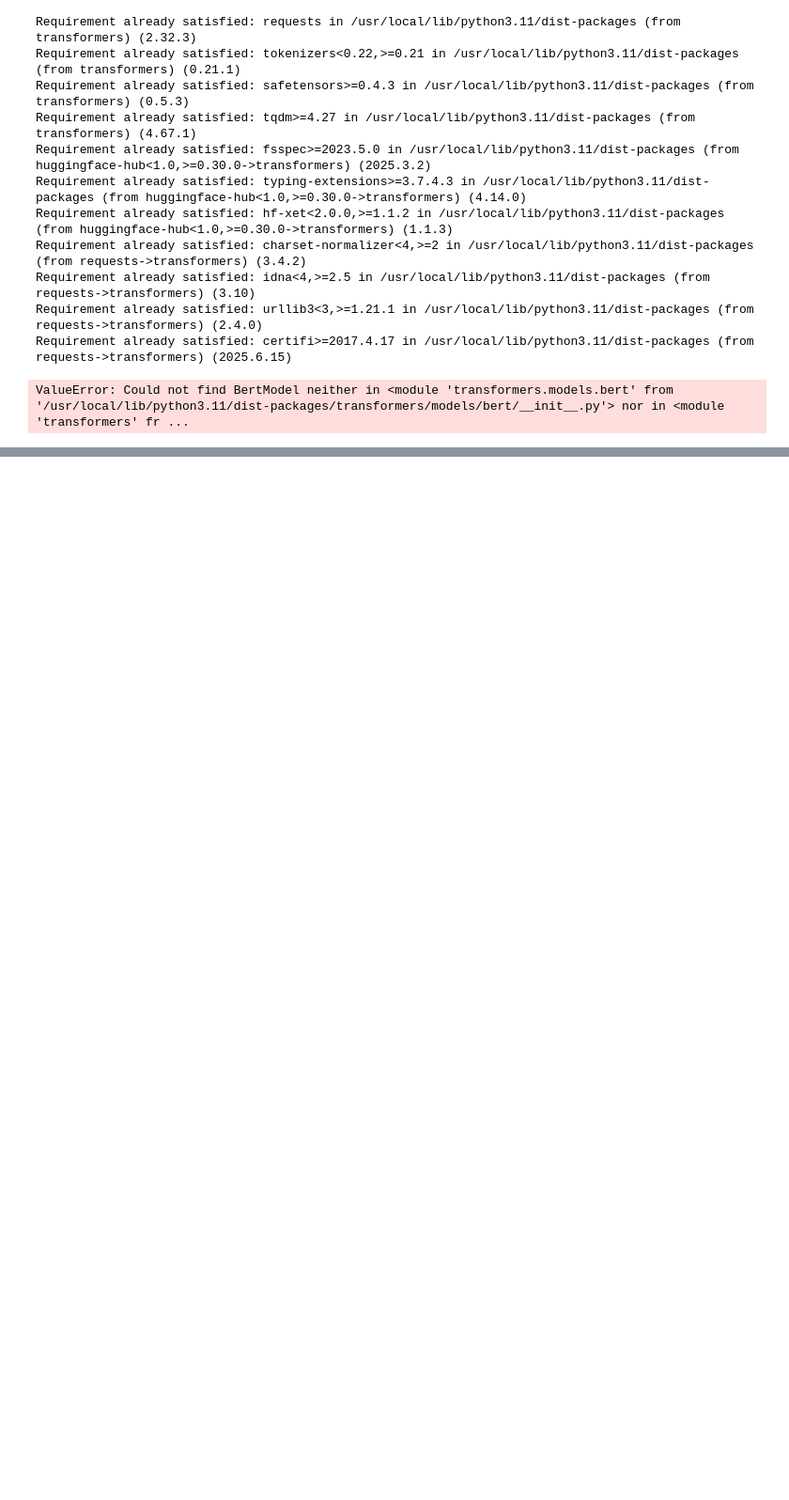
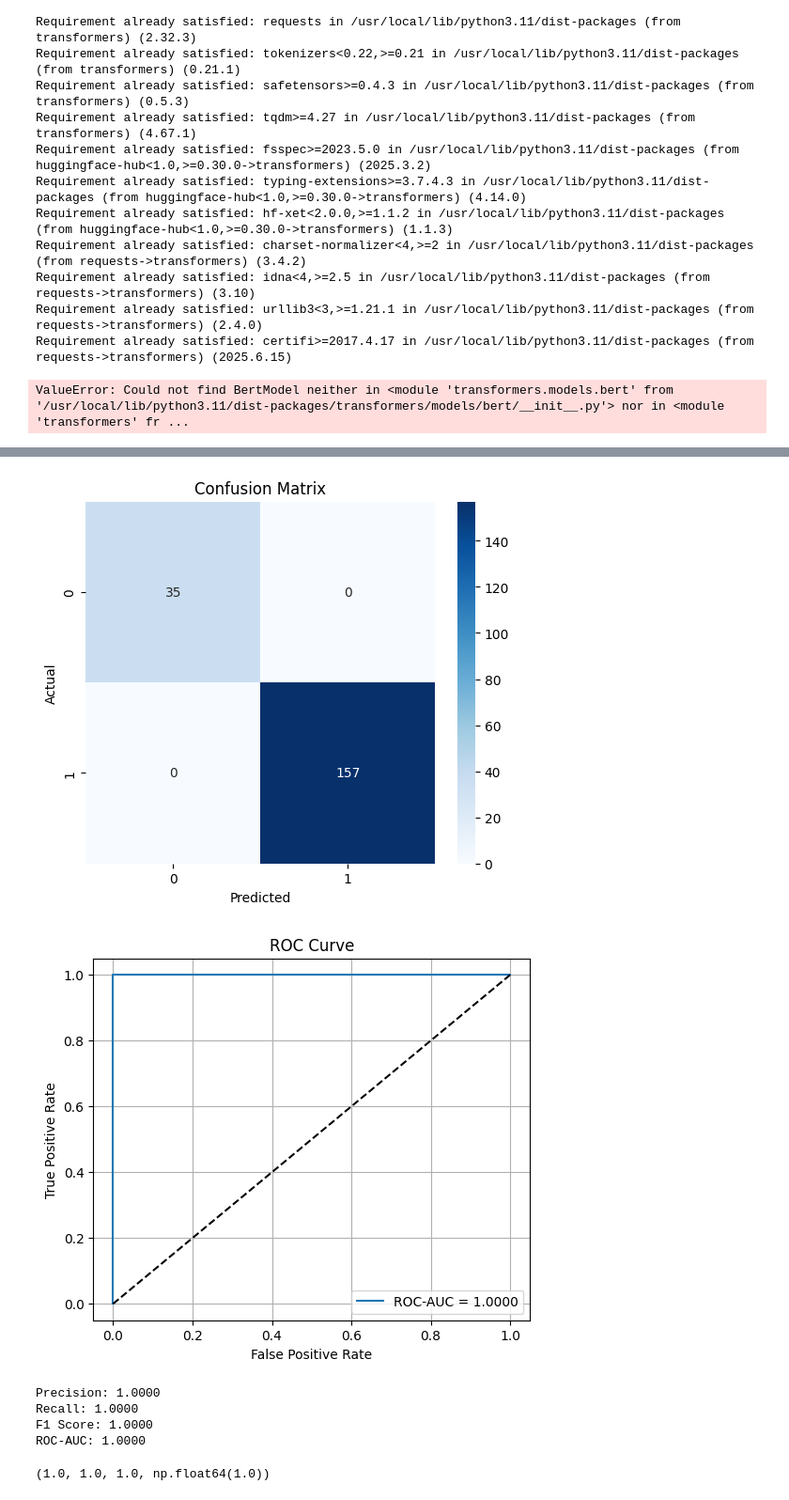
Before and after one commit to PathriVidyaPraveen/Multi-Modal-Candidate-Shortlisting-System, a Jupyter notebook: Multi_Modal_Candidate_Shortlisting_System.ipynb, the cells around one changed output, grey strips where cells are left out. Shown at 94% size. Drawn from its saved outputs; the diff is of its cells as text; code cells hidden in the pictures; blank space fills up the shorter version.

```diff
--- a/Multi_Modal_Candidate_Shortlisting_System.ipynb
+++ b/Multi_Modal_Candidate_Shortlisting_System.ipynb
@@ -459,0 +594,70 @@ AttributeError: partially initialized module 'torch._dynamo' has no attribute 'e
+# %%
+from sklearn.metrics import precision_score, recall_score, f1_score, roc_auc_score, confusion_matrix, roc_curve
+import seaborn as sns
+
+
+def evaluate_model(model, val_loader, threshold=0.5):
+    model.eval()
+    all_labels = []
+    all_probs = []
+
+    with torch.no_grad():
+        for batch in val_loader:
+            input_ids = batch['input_ids'].to(device)
+            attention_mask = batch['attention_mask'].to(device)
+            tabular_data = batch['tabular_data'].to(device)
+            labels = batch['labels'].to(device)
+
+            outputs = model(input_ids=input_ids, attention_mask=attention_mask, tabular_data=tabular_data)
+            probs = torch.sigmoid(outputs).squeeze().cpu().numpy()
+            all_probs.extend(probs)
+            all_labels.extend(labels.cpu().numpy())
+
+    all_labels = np.array(all_labels)
+    all_probs = np.array(all_probs)
+    predictions = (all_probs >= threshold).astype(int)
+
+    # Metrics
+    precision = precision_score(all_labels, predictions)
+    recall = recall_score(all_labels, predictions)
+    f1 = f1_score(all_labels, predictions)
+    roc_auc = roc_auc_score(all_labels, all_probs)
+
+    # Confusion Matrix
+    cm = confusion_matrix(all_labels, predictions)
+    plt.figure(figsize=(6, 5))
+    sns.heatmap(cm, annot=True, fmt="d", cmap="Blues")
+    plt.xlabel("Predicted")
+    plt.ylabel("Actual")
+    plt.title("Confusion Matrix")
+    plt.show()
+
+    # ROC Curve
+    fpr, tpr, _ = roc_curve(all_labels, all_probs)
+    plt.figure(figsize=(6, 5))
+    plt.plot(fpr, tpr, label=f"ROC-AUC = {roc_auc:.4f}")
+    plt.plot([0, 1], [0, 1], 'k--')
+    plt.xlabel("False Positive Rate")
+    plt.ylabel("True Positive Rate")
+    plt.title("ROC Curve")
+    plt.legend()
+    plt.grid(True)
+    plt.show()
+
+    print(f"Precision: {precision:.4f}")
+    print(f"Recall: {recall:.4f}")
+    print(f"F1 Score: {f1:.4f}")
+    print(f"ROC-AUC: {roc_auc:.4f}")
+    return precision, recall, f1, roc_auc
+
+
+# Evaluate
+evaluate_model(model, val_loader, threshold=0.5)
+# %% [output]
+[figure, added]
+[figure, added]
+Precision: 1.0000
+Recall: 1.0000
+F1 Score: 1.0000
+ROC-AUC: 1.0000
+(1.0, 1.0, 1.0, np.float64(1.0))
```
Also changed, not shown: parts of 6 cells of this notebook.
